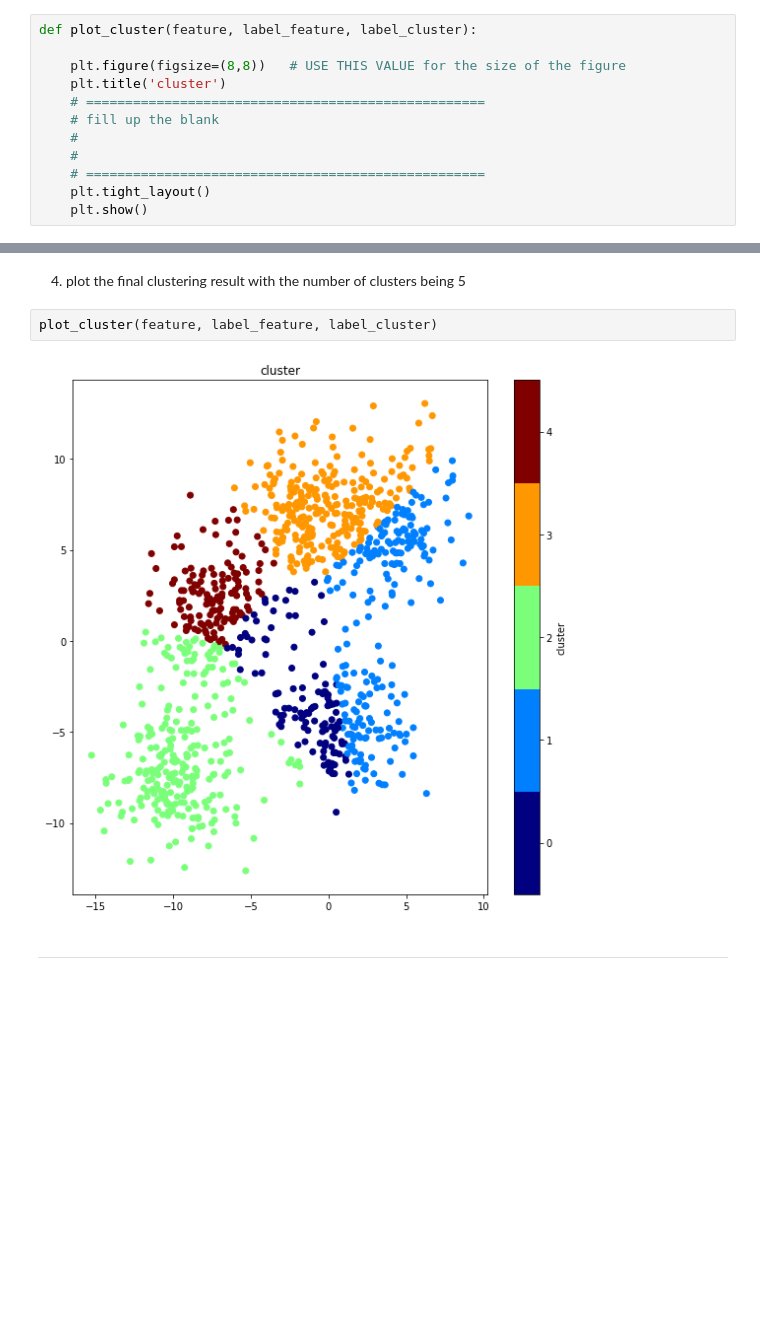
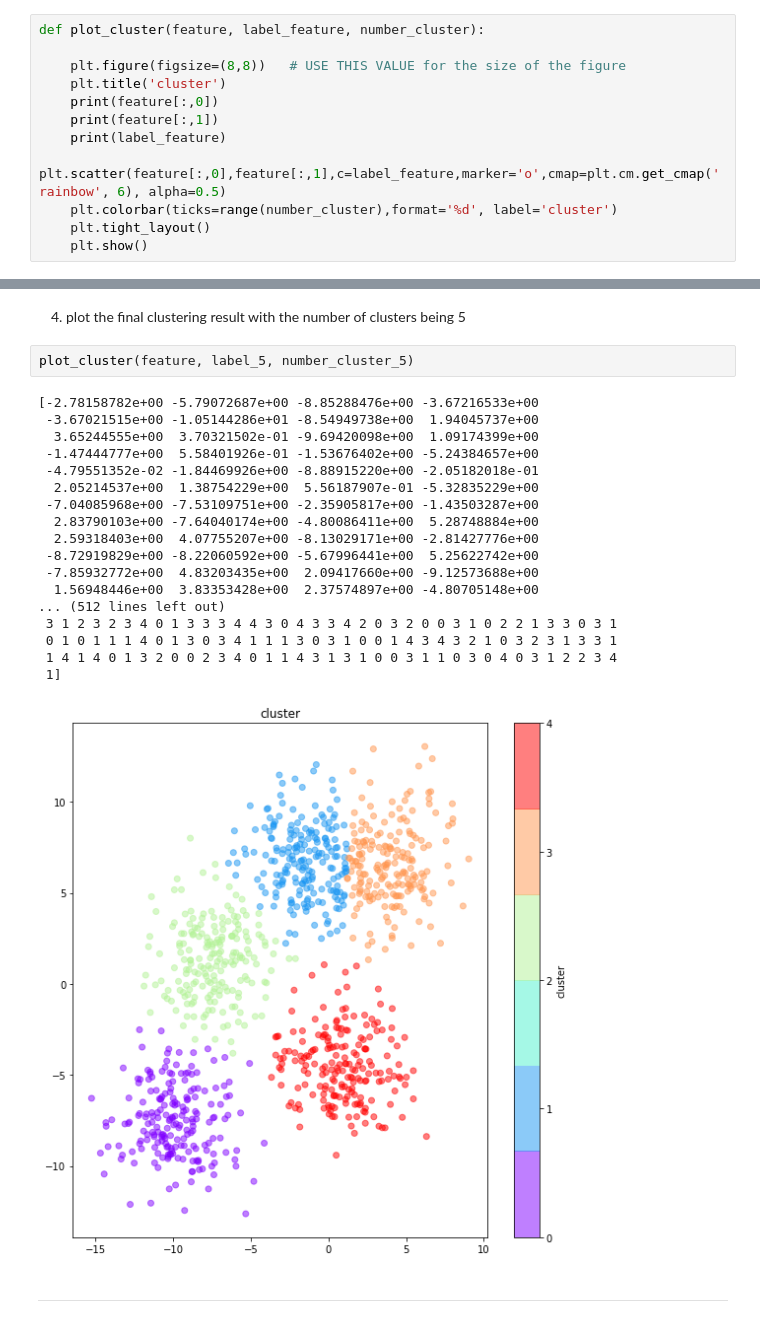
Before and after one commit to heji0826/assignment-machine-learning, a Jupyter notebook: 11/assignment_11.ipynb, the cells around one changed output, grey strips where cells are left out. Cells and saved outputs as stored; diff of their text form; blank space fills up the shorter version.

Commit message:
plot

```diff
--- a/11/assignment_11.ipynb
+++ b/11/assignment_11.ipynb
@@ -208,13 +238,13 @@ def plot_centroid(centroid_iteration):
 # %%
-def plot_cluster(feature, label_feature, label_cluster):
+def plot_cluster(feature, label_feature, number_cluster):
 
     plt.figure(figsize=(8,8))   # USE THIS VALUE for the size of the figure
     plt.title('cluster')
-    # ===================================================
-    # fill up the blank
-    #
-    #
-    # ===================================================
+    print(feature[:,0])
+    print(feature[:,1])
+    print(label_feature)
+    plt.scatter(feature[:,0],feature[:,1],c=label_feature,marker='o',cmap=plt.cm.get_cmap('rainbow', 6), alpha=0.5)
+    plt.colorbar(ticks=range(number_cluster),format='%d', label='cluster')
     plt.tight_layout()
     plt.show()
 # %% [markdown]
@@ -250,9 +280,26 @@ plot_centroid(centroid_iteration)
 # %% [markdown]
 4. plot the final clustering result with the number of clusters being 5
 # %%
-plot_cluster(feature, label_feature, label_cluster)
+plot_cluster(feature, label_5, number_cluster_5)
 # %% [output]
+[-2.78158782e+00 -5.79072687e+00 -8.85288476e+00 -3.67216533e+00
+ -3.67021515e+00 -1.05144286e+01 -8.54949738e+00  1.94045737e+00
+  3.65244555e+00  3.70321502e-01 -9.69420098e+00  1.09174399e+00
+ -1.47444777e+00  5.58401926e-01 -1.53676402e+00 -5.24384657e+00
+ -4.79551352e-02 -1.84469926e+00 -8.88915220e+00 -2.05182018e-01
+  2.05214537e+00  1.38754229e+00  5.56187907e-01 -5.32835229e+00
+ -7.04085968e+00 -7.53109751e+00 -2.35905817e+00 -1.43503287e+00
+  2.83790103e+00 -7.64040174e+00 -4.80086411e+00  5.28748884e+00
+  2.59318403e+00  4.07755207e+00 -8.13029171e+00 -2.81427776e+00
+ -8.72919829e+00 -8.22060592e+00 -5.67996441e+00  5.25622742e+00
+ -7.85932772e+00  4.83203435e+00  2.09417660e+00 -9.12573688e+00
+  1.56948446e+00  3.83353428e+00  2.37574897e+00 -4.80705148e+00
+... (512 lines left out)
+ 3 1 2 3 2 3 4 0 1 3 3 3 4 4 3 0 4 3 3 4 2 0 3 2 0 0 3 1 0 2 2 1 3 3 0 3 1
+ 0 1 0 1 1 1 4 0 1 3 0 3 4 1 1 1 3 0 3 1 0 0 1 4 3 4 3 2 1 0 3 2 3 1 3 3 1
+ 1 4 1 4 0 1 3 2 0 0 2 3 4 0 1 1 4 3 1 3 1 0 0 3 1 1 0 3 0 4 0 3 1 2 2 3 4
+ 1]
-[figure, old version]
+[figure, new version]
 # %% [markdown]
 ***
 # %% [markdown]
```
Also changed, not shown: parts of 8 cells of this notebook.
